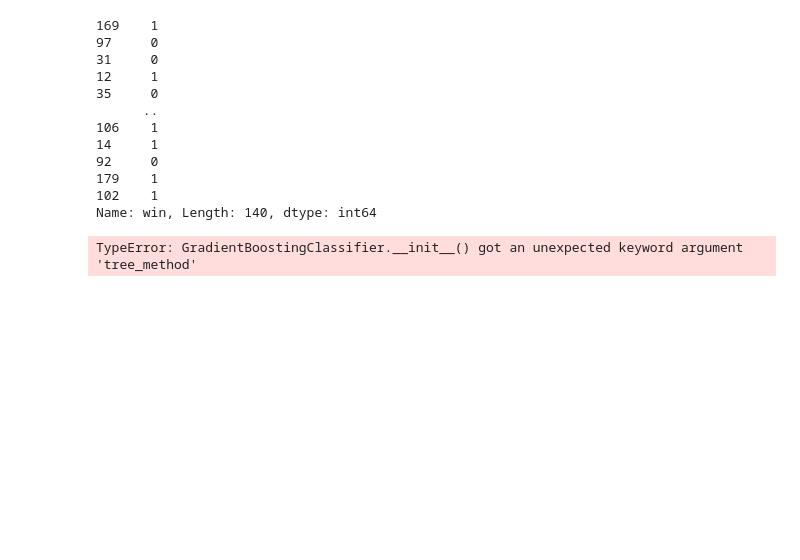
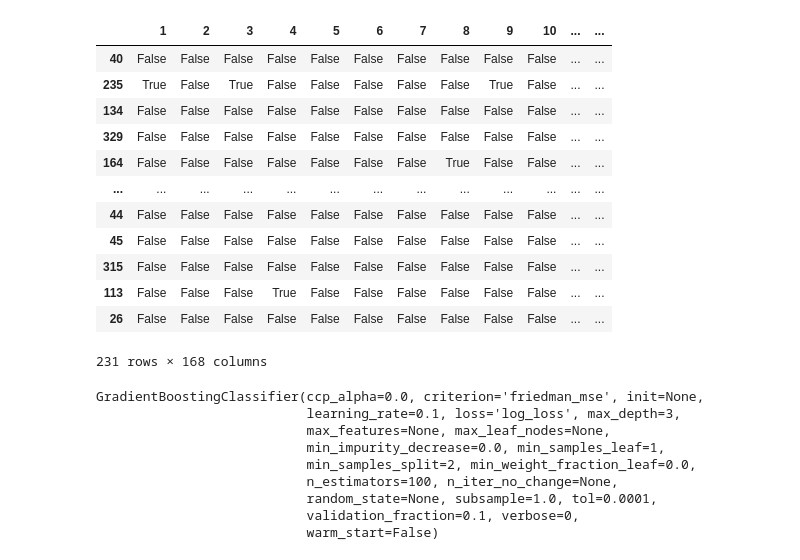
Before and after one commit to mondayy1/Jambaram-Data, a Jupyter notebook: winmodeltest.ipynb, the cells around one changed output. Drawn from its saved outputs; the diff is of its cells as text; code cells hidden in the pictures; blank space fills up the shorter version.

```diff
--- a/winmodeltest.ipynb
+++ b/winmodeltest.ipynb
@@ -116,27 +101,36 @@ best_model = compare_models()
 [interactive output not drawn]
 # %%
 x = df.iloc[:, :-2]
-y = df['win']
-x_train, x_test, y_train, y_test = train_test_split(x, y, test_size=0.3, shuffle=True, random_state=42)
-y_train
+y = df['win'].astype(int)
+x_train, x_test, y_train, y_test = train_test_split(x, y, test_size=0.3, shuffle=True, random_state=42, stratify=y)
+x_train
 # %% [output]
+|  | 1 | 2 | 3 | 4 | 5 | 6 | 7 | 8 | 9 | 10 | ... | ... |
+| 40 | False | False | False | False | False | False | False | False | False | False | ... | ... |
+| 235 | True | False | True | False | False | False | False | False | True | False | ... | ... |
+| 134 | False | False | False | False | False | False | False | False | False | False | ... | ... |
+| 329 | False | False | False | False | False | False | False | False | False | False | ... | ... |
+| 164 | False | False | False | False | False | False | False | True | False | False | ... | ... |
+| ... | ... | ... | ... | ... | ... | ... | ... | ... | ... | ... | ... | ... |
+| 44 | False | False | False | False | False | False | False | False | False | False | ... | ... |
+| 45 | False | False | False | False | False | False | False | False | False | False | ... | ... |
+| 315 | False | False | False | False | False | False | False | False | False | False | ... | ... |
+| 113 | False | False | False | True | False | False | False | False | False | False | ... | ... |
+| 26 | False | False | False | False | False | False | False | False | False | False | ... | ... |
-169    1
-97     0
-31     0
-12     1
-35     0
-      ..
-106    1
-14     1
-92     0
-179    1
-102    1
-Name: win, Length: 140, dtype: int64
+231 rows × 168 columns
 # %%
-model = GradientBoostingClassifier(random_state=42, tree_method='gpu_hist')
+model = GradientBoostingClassifier()
 model.fit(x_train, y_train)
 # %% [output]
-TypeError: GradientBoostingClassifier.__init__() got an unexpected keyword argument 'tree_method'
+GradientBoostingClassifier(ccp_alpha=0.0, criterion='friedman_mse', init=None,
+                           learning_rate=0.1, loss='log_loss', max_depth=3,
+                           max_features=None, max_leaf_nodes=None,
+                           min_impurity_decrease=0.0, min_samples_leaf=1,
+                           min_samples_split=2, min_weight_fraction_leaf=0.0,
+                           n_estimators=100, n_iter_no_change=None,
+                           random_state=None, subsample=1.0, tol=0.0001,
+                           validation_fraction=0.1, verbose=0,
+                           warm_start=False)
 # %%
 y_pred = model.predict(x_test)
 print(classification_report(y_test, y_pred))
```
Also changed, not shown: parts of 8 cells of this notebook, 9 other files.
